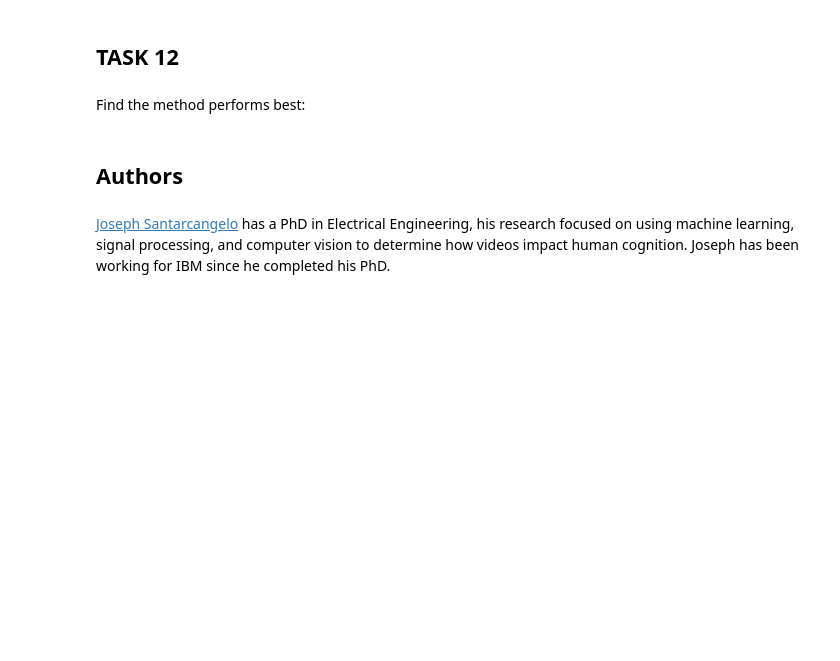
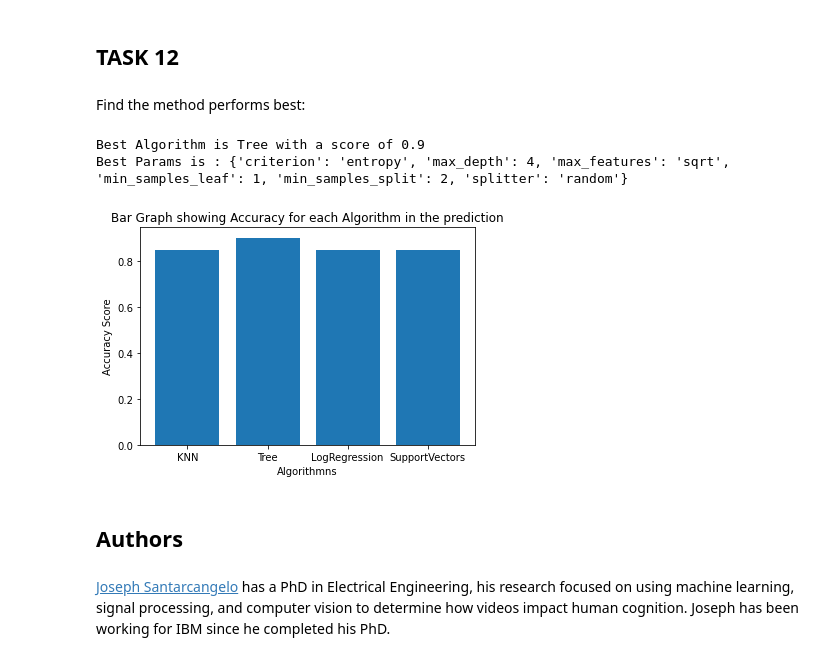
Before and after one commit to juanoj/Applied-Data-Science-Coursera, a Jupyter notebook: SpaceX Prediction Analytics.ipynb, the cells around one changed output. Drawn from its saved outputs; the diff is of its cells as text; code cells hidden in the pictures; blank space fills up the shorter version.

```diff
--- a/SpaceX Prediction Analytics.ipynb
+++ b/SpaceX Prediction Analytics.ipynb
@@ -181,3 +203,6 @@ parameters = {'kernel':('linear', 'rbf','poly','rbf', 'sigmoid'),
               'C': np.logspace(-3, 3, 5),
               'gamma':np.logspace(-3, 3, 5)}
 svm = SVC()
+# %%
+svm_cv = GridSearchCV(svm, parameters , cv=10)
+svm_cv.fit(X_train,Y_train)
@@ -206,3 +247,6 @@ parameters = {'criterion': ['gini', 'entropy'],
      'min_samples_split': [2, 5, 10]}
 
 tree = DecisionTreeClassifier()
+# %%
+tree_cv = GridSearchCV(tree, parameters , cv=10)
+tree_cv.fit(X_train,Y_train)
@@ -228,3 +289,6 @@ parameters = {'n_neighbors': [1, 2, 3, 4, 5, 6, 7, 8, 9, 10],
               'p': [1,2]}
 
 KNN = KNeighborsClassifier()
+# %%
+knn_cv = GridSearchCV(KNN, parameters , cv=10)
+knn_cv.fit(X_train,Y_train)
@@ -244,6 +322,31 @@ plot_confusion_matrix(Y_test,yhat)
 ## TASK  12
 # %% [markdown]
 Find the method performs best:
+# %%
+algorithms = {'KNN':knn_cv.best_score_,'Tree':tree_cv.best_score_,'LogRegression':logreg_cv.best_score_, 'SupportVectors':svm_cv.best_score_}
+bestalgorithm = max(algorithms, key=algorithms.get)
+
+print('Best Algorithm is',bestalgorithm,'with a score of',algorithms[bestalgorithm])
+if bestalgorithm == 'Tree':
+    print('Best Params is :',tree_cv.best_params_)
+if bestalgorithm == 'KNN':
+    print('Best Params is :',knn_cv.best_params_)
+if bestalgorithm == 'LogRegression':
+    print('Best Params is :',logreg_cv.best_params_)
+if bestalgorithm == 'SupportVectors':
+    print('Best Params is :',svm_cv.best_score_)
+# %% [output]
+Best Algorithm is Tree with a score of 0.9
+Best Params is : {'criterion': 'entropy', 'max_depth': 4, 'max_features': 'sqrt', 'min_samples_leaf': 1, 'min_samples_split': 2, 'splitter': 'random'}
+# %%
+# creating the bar plot
+plt.bar(algorithms.keys(), algorithms.values())
+plt.title("Bar Graph showing Accuracy for each Algorithm in the prediction")
+plt.ylabel("Accuracy Score")
+plt.xlabel("Algorithmns")
+plt.show()
+# %% [output]
+[figure, added]
 # %% [markdown]
 ## Authors
 # %% [markdown]
```
Also changed, not shown: parts of 18 cells of this notebook.
